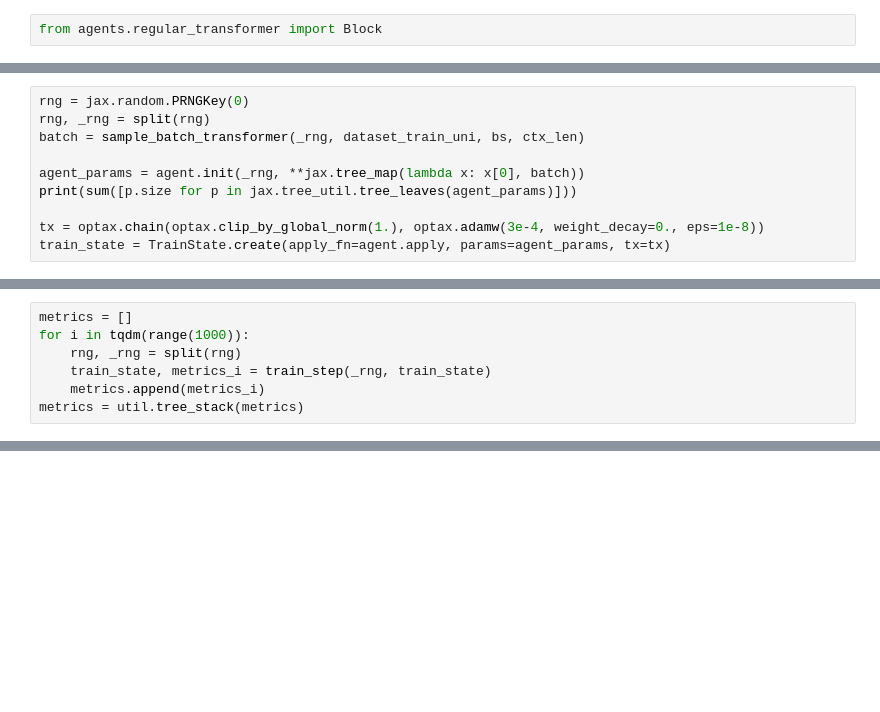
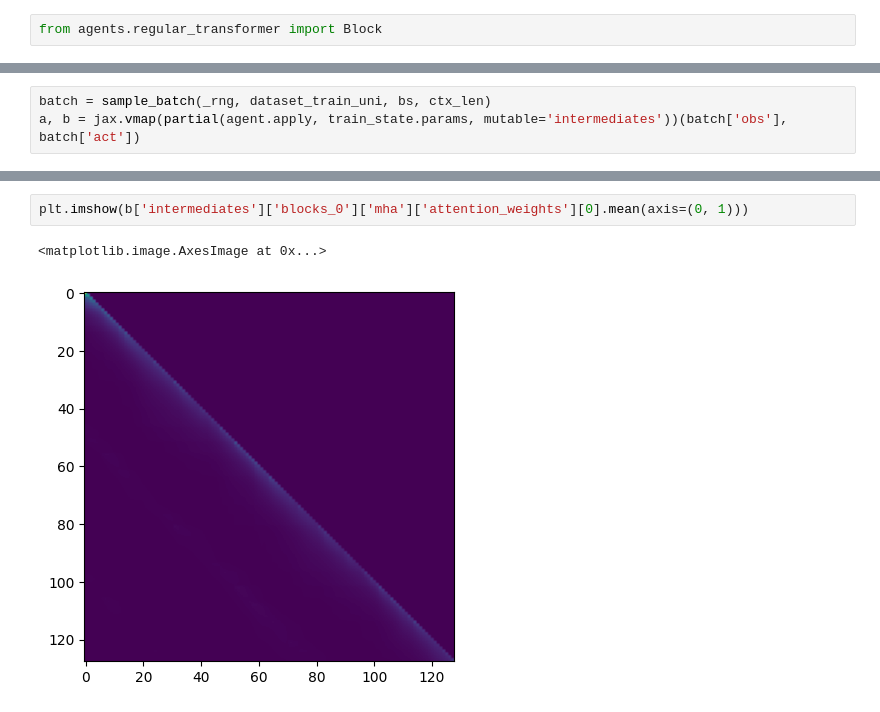
Before and after one commit to akarshkumar0101/synthetic-mdps, a Jupyter notebook: src/reacher_debug.ipynb, the cells around one changed output, grey strips where cells are left out. Drawn from its saved outputs; the diff is of its cells as text; blank space fills up the shorter version.

```diff
--- a/src/reacher_debug.ipynb
+++ b/src/reacher_debug.ipynb
@@ -310,10 +353,0 @@ KeyboardInterrupt:
-# %%
-rng = jax.random.PRNGKey(0)
-rng, _rng = split(rng)
-batch = sample_batch_transformer(_rng, dataset_train_uni, bs, ctx_len)
-
-agent_params = agent.init(_rng, **jax.tree_map(lambda x: x[0], batch))
-print(sum([p.size for p in jax.tree_util.tree_leaves(agent_params)]))
-
-tx = optax.chain(optax.clip_by_global_norm(1.), optax.adamw(3e-4, weight_decay=0., eps=1e-8))
-train_state = TrainState.create(apply_fn=agent.apply, params=agent_params, tx=tx)
@@ -323,7 +353,0 @@ AttributeError: 'tuple' object has no attribute 'shape'
-# %%
-metrics = []
-for i in tqdm(range(1000)):
-    rng, _rng = split(rng)
-    train_state, metrics_i = train_step(_rng, train_state)
-    metrics.append(metrics_i)
-metrics = util.tree_stack(metrics)
@@ -364,0 +368,3 @@ df.ewm(span=100).mean().mean(axis=1).plot()
+# %%
+batch = sample_batch(_rng, dataset_train_uni, bs, ctx_len)
+a, b = jax.vmap(partial(agent.apply, train_state.params, mutable='intermediates'))(batch['obs'], batch['act'])
@@ -364,0 +386,5 @@ df.ewm(span=100).mean().mean(axis=1).plot()
+# %%
+plt.imshow(b['intermediates']['blocks_0']['mha']['attention_weights'][0].mean(axis=(0, 1)))
+# %% [output]
+<matplotlib.image.AxesImage at 0x...>
+[figure, added]
```
Also changed, not shown: parts of 24 cells of this notebook, 1 other file.
